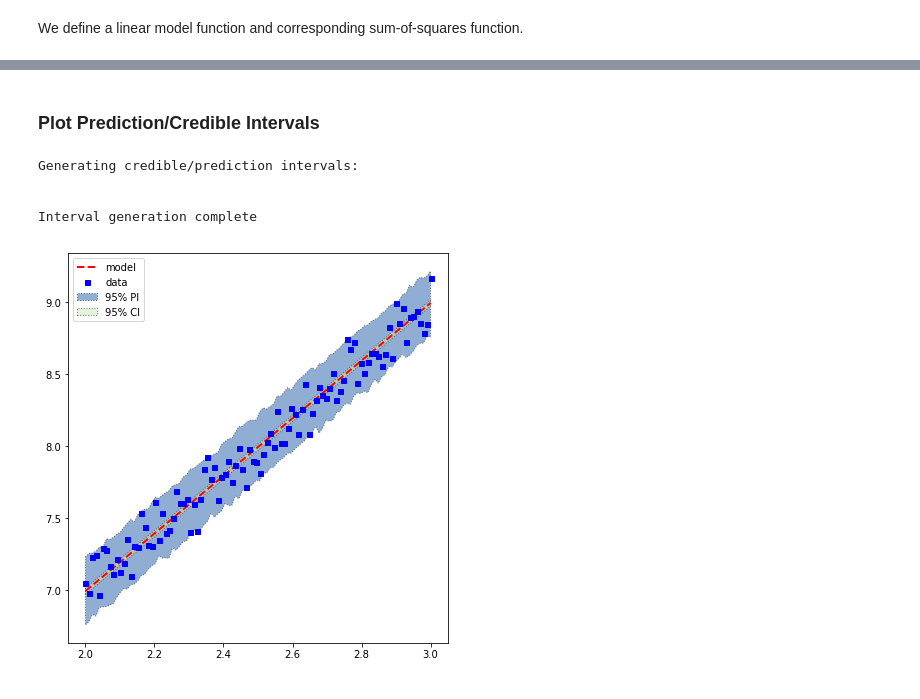
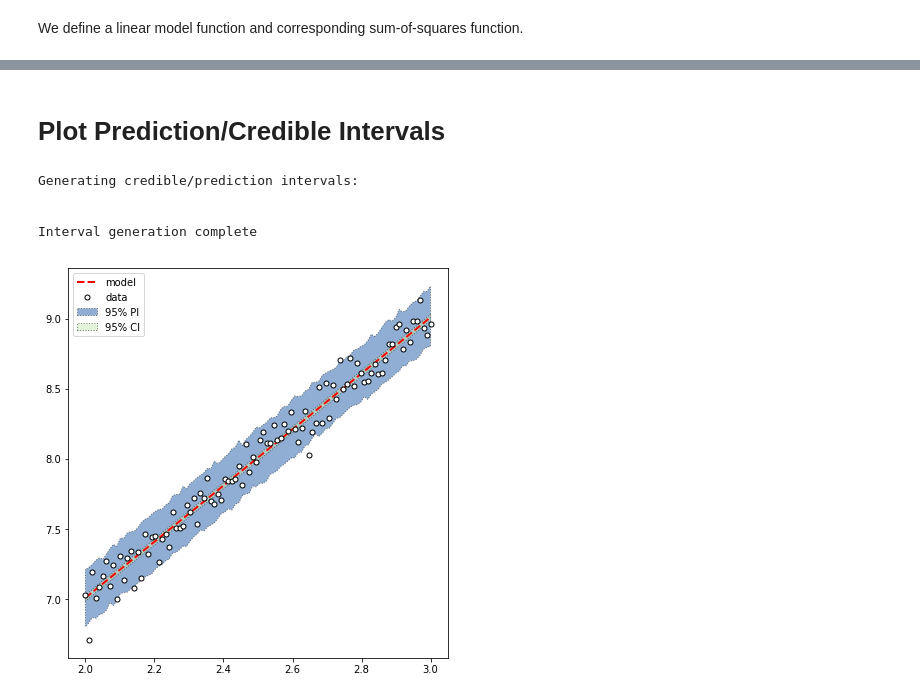
Before and after one commit to prmiles/notebooks, a Jupyter notebook: pymcmcstat/specifying_sample_variables/specifying_sample_variables.ipynb, the cells around one changed output, grey strips where cells are left out. Drawn from its saved outputs; the diff is of its cells as text; code cells hidden in the pictures.

Commit message:
updated format of notebooks
- fixed section headings
- return to index
- pymcmcstat link

```diff
--- a/pymcmcstat/specifying_sample_variables/specifying_sample_variables.ipynb
+++ b/pymcmcstat/specifying_sample_variables/specifying_sample_variables.ipynb
@@ -101,17 +102,19 @@ mcpl.plot_chain_panel(chain[burnin:,:], names, figsizeinches=(3,3));
 # %% [markdown]
-### Plot Prediction/Credible Intervals
+# Plot Prediction/Credible Intervals
 # %%
 # generate prediction intervals
 def pred_modelfun(preddata, theta):
-    return test_modelfun(preddata.xdata[0], theta)
+    return linear_model(preddata.xdata[0], theta)
 
 mcstat.PI.setup_prediction_interval_calculation(results = results, data = mcstat.data, modelfunction = pred_modelfun, burnin = burnin)
 mcstat.PI.generate_prediction_intervals(calc_pred_int = True)
 # plot prediction intervals
+data_display = dict(marker = 'o', markersize = 5, markeredgecolor = 'k', markeredgewidth = 1, markerfacecolor = 'w')
+model_display = dict(color = 'r', linestyle = '--')
 mcstat.PI.plot_prediction_intervals(adddata = True, plot_pred_int = True, figsizeinches=(6,6), model_display = model_display, data_display = data_display);
 # %% [output]
 Generating credible/prediction intervals:
 
 
 Interval generation complete
-[figure, old version]
+[figure, new version]
```
Also changed, not shown: parts of 11 cells of this notebook, 4 other files.
